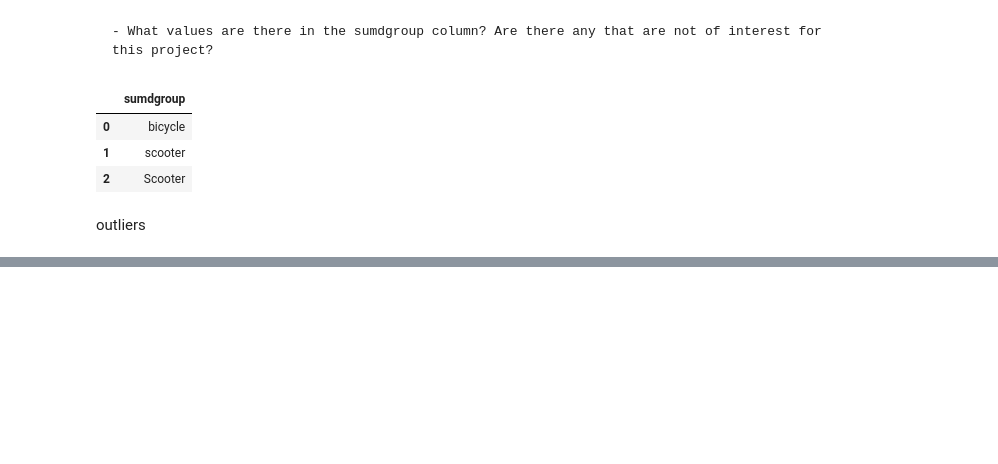
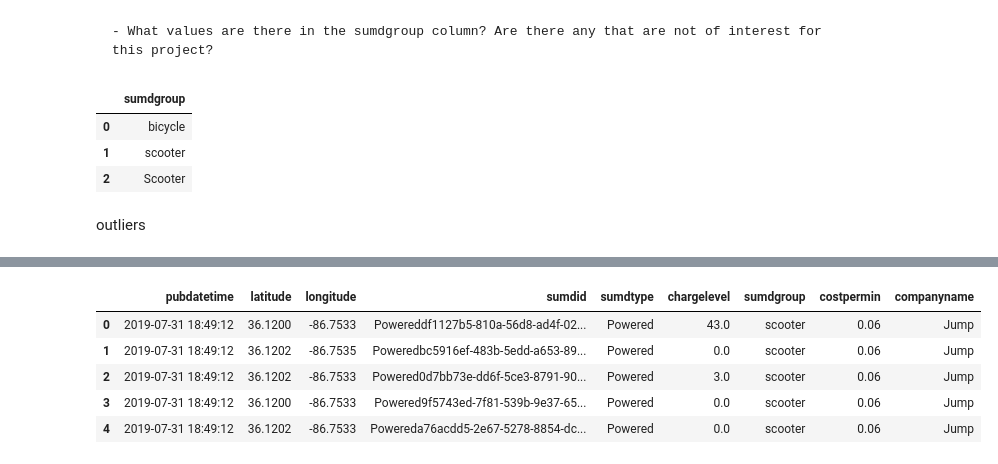
Before and after one commit to NSS-Data-Analytics-Cohort-8/scooter-partner1-badger-badger-python, a Jupyter notebook: notebooks/scoot_scoot.ipynb, the cells around one changed output, grey strips where cells are left out. Cells and saved outputs as stored; diff of their text form; code cells hidden in the pictures; blank space fills up the shorter version.

```diff
--- a/notebooks/scoot_scoot.ipynb
+++ b/notebooks/scoot_scoot.ipynb
@@ -543,0 +629,19 @@ out1
+# %%
+unused_one_half = '''
+SELECT *
+FROM scooters
+WHERE sumdid NOT IN
+        (SELECT DISTINCT sumdid
+        FROM trips)
+LIMIT 5
+'''
+
+uuoh = pd.read_sql(unused_one_half, con=engine)
+uuoh
+# %% [output]
+|  | pubdatetime | latitude | longitude | sumdid | sumdtype | chargelevel | sumdgroup | costpermin | companyname |
+| 0 | 2019-07-31 18:49:12 | 36.1200 | -86.7533 | Powereddf1127b5-810a-56d8-ad4f-02... | Powered | 43.0 | scooter | 0.06 | Jump |
+| 1 | 2019-07-31 18:49:12 | 36.1202 | -86.7535 | Poweredbc5916ef-483b-5edd-a653-89... | Powered | 0.0 | scooter | 0.06 | Jump |
+| 2 | 2019-07-31 18:49:12 | 36.1202 | -86.7533 | Powered0d7bb73e-dd6f-5ce3-8791-90... | Powered | 3.0 | scooter | 0.06 | Jump |
+| 3 | 2019-07-31 18:49:12 | 36.1200 | -86.7533 | Powered9f5743ed-7f81-539b-9e37-65... | Powered | 0.0 | scooter | 0.06 | Jump |
+| 4 | 2019-07-31 18:49:12 | 36.1202 | -86.7533 | Powereda76acdd5-2e67-5278-8854-dc... | Powered | 0.0 | scooter | 0.06 | Jump |
```
Also changed, not shown: parts of 17 cells of this notebook, 1 other file.
